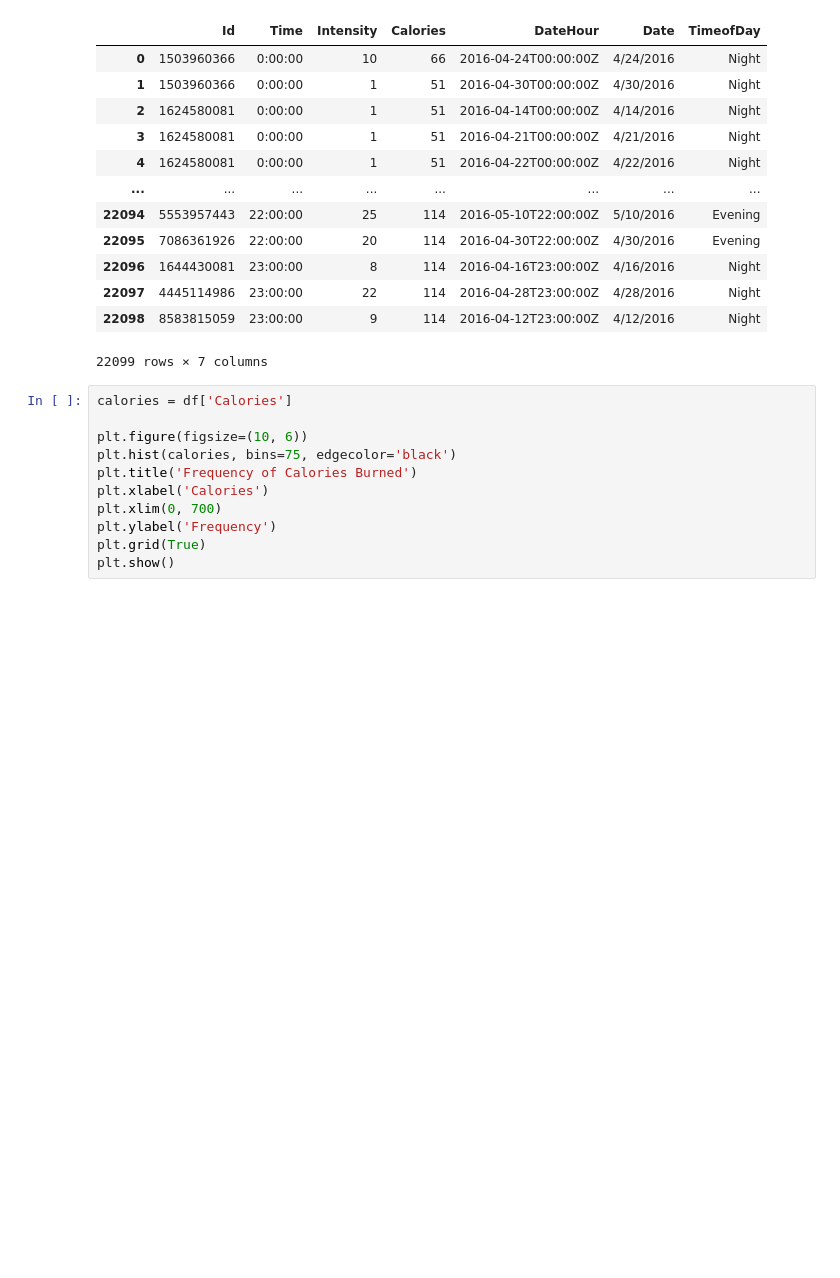
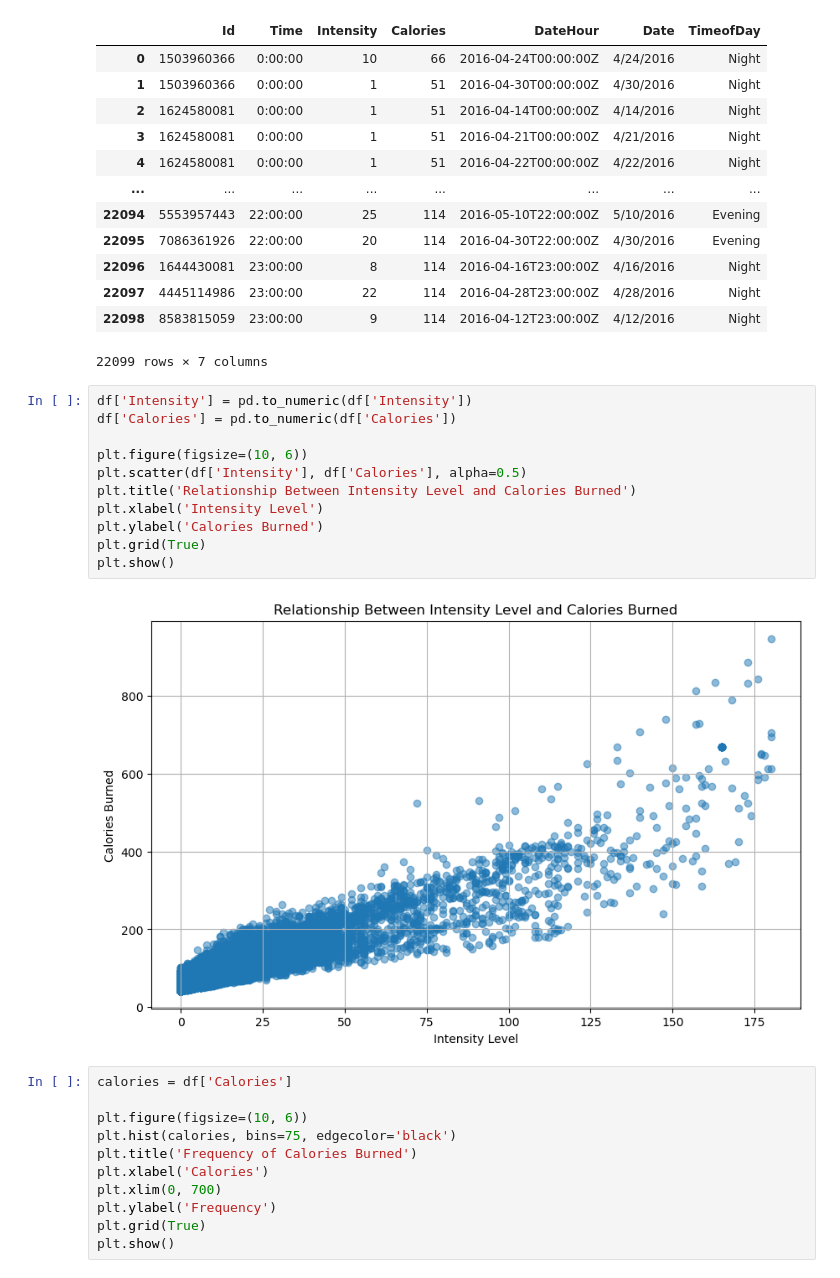
Before and after one commit to kellygiron/Group-1---Project-1, a Jupyter notebook: Project1.ipynb, the cells around one changed output. Saved outputs shown, nothing was run; the diff lists cells and outputs as text; blank space fills up the shorter version.

Commit message:
added scatter plot

```diff
--- a/Project1.ipynb
+++ b/Project1.ipynb
@@ -18,6 +18,19 @@ df
 | 22097 | 4445114986 | 23:00:00 | 22 | 114 | 2016-04-28T23:00:00Z | 4/28/2016 | Night |
 | 22098 | 8583815059 | 23:00:00 | 9 | 114 | 2016-04-12T23:00:00Z | 4/12/2016 | Night |
 22099 rows × 7 columns
+# %%
+df['Intensity'] = pd.to_numeric(df['Intensity'])
+df['Calories'] = pd.to_numeric(df['Calories'])
+
+plt.figure(figsize=(10, 6))
+plt.scatter(df['Intensity'], df['Calories'], alpha=0.5)
+plt.title('Relationship Between Intensity Level and Calories Burned')
+plt.xlabel('Intensity Level')
+plt.ylabel('Calories Burned')
+plt.grid(True)
+plt.show()
+# %% [output]
+[figure, added]
 # %%
 calories = df['Calories']
 
```
Also changed, not shown: parts of 1 cell of this notebook.
